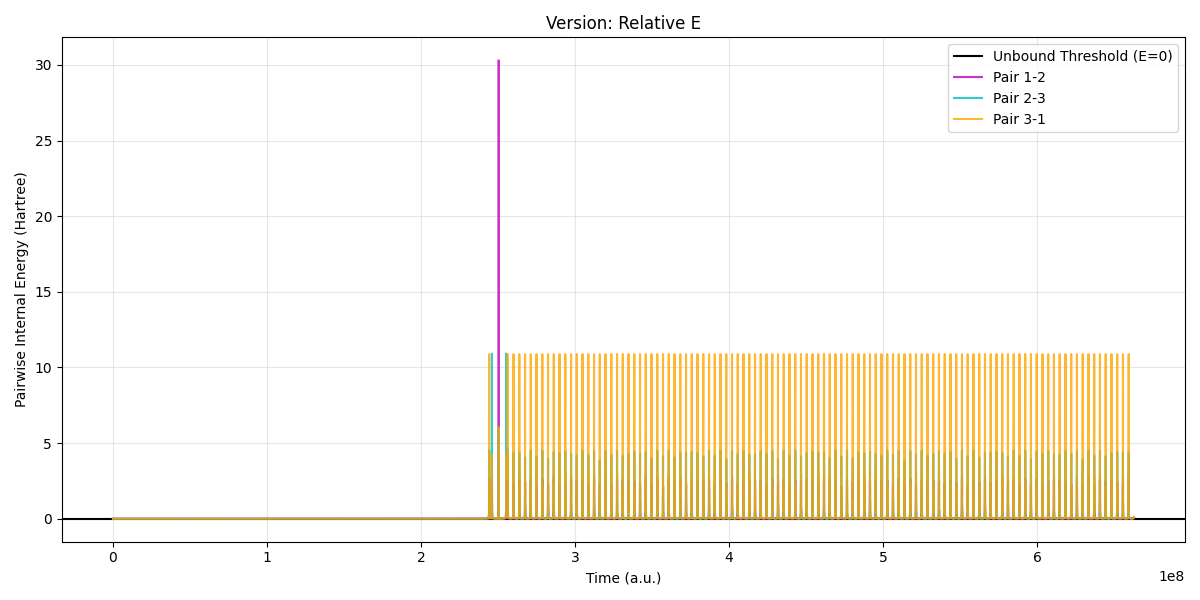
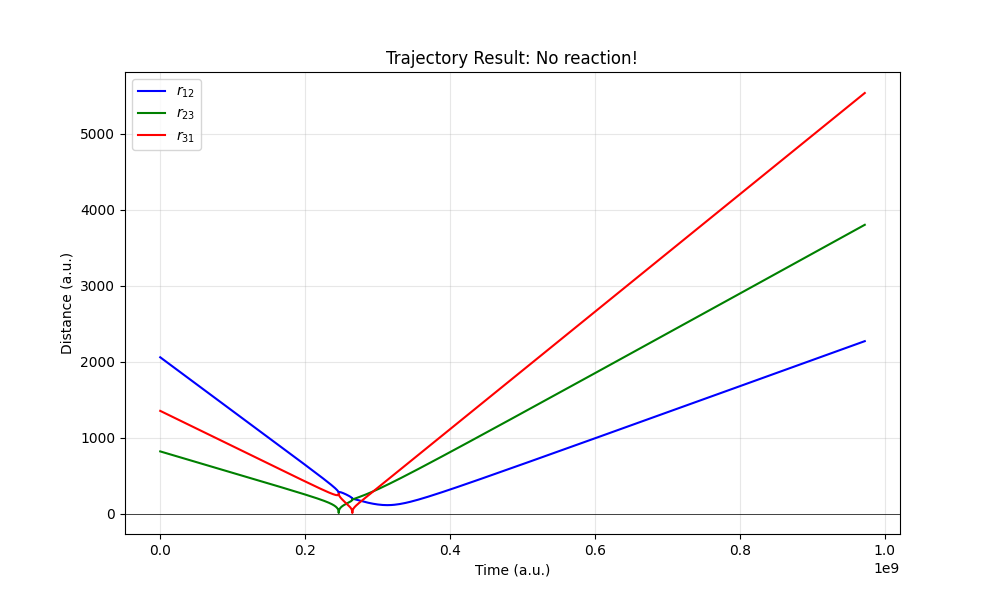
Code edit (unified diff) that turned the first committed figure into the second:
--- before
+++ after
@@ -13,20 +13,15 @@
         )
 
-data_block = np.vstack([
-            solution['times'], 
-            r12, r23, r31,
-            solution['positions_rho'], 
-            solution['momenta_p']
-        ]).T
+# data_block = np.vstack([
+#             solution['times'], 
+#             r12, r23, r31,
+#             solution['positions_rho'], 
+#             solution['momenta_p']
+#         ]).T
 
-print(n_res)
-# print(rho_vec)
-plot_distances(data_block, seed, E0, b0)
-# plot_2d_motion(data_block, seed)
-plot_3d_motion(data_block, m1, m2, m3, seed)
+print(f'Result (n12, n23, n41, nd, nc): {n_res}')
+plot_distances(solution, masses)
+# plot_3d_motion(data_block, m1, m2, m3, seed)
+plot_3d_motion(solution, masses)
 plot_relative_e(solution, masses, v_funcs)
-# plot_energy_trace(solution, masses, v_funcs)
-# animate_3d_forces(solution, masses, dv_funcs, scale = 0,
-#                   filename='trajectory_forces7.gif', duration_seconds=10,
-#                   azim=0,elev=30)
-plt.show()
+# plt.show()

Commit: Update SrCs notebook